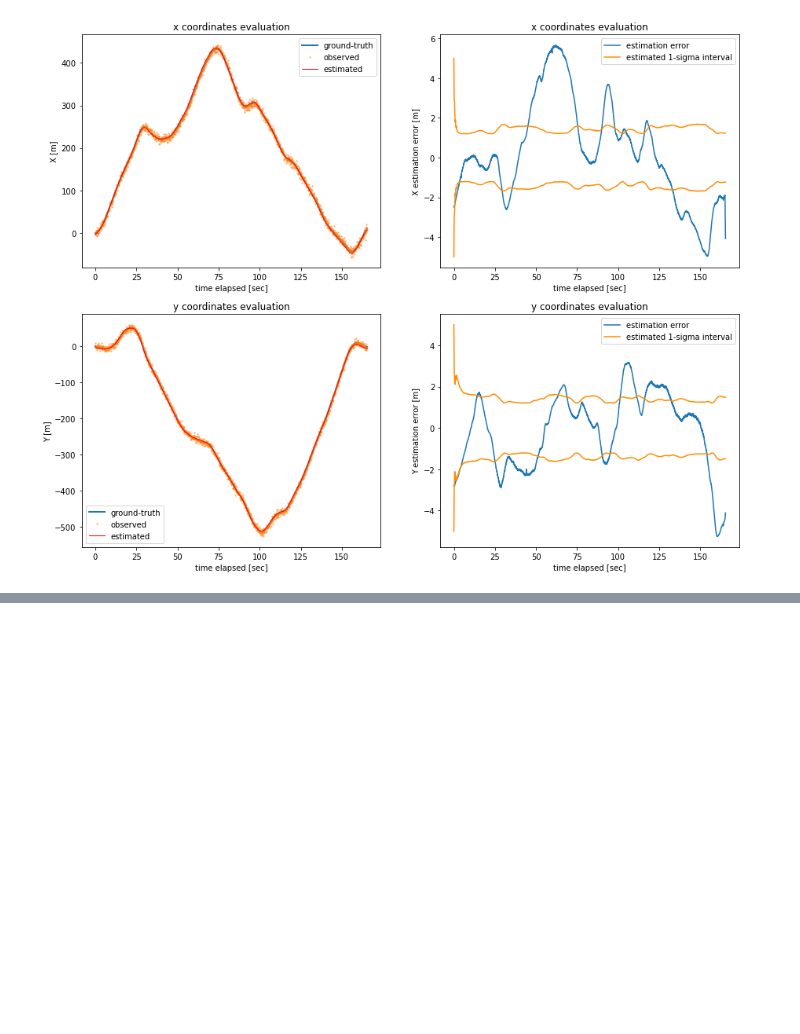
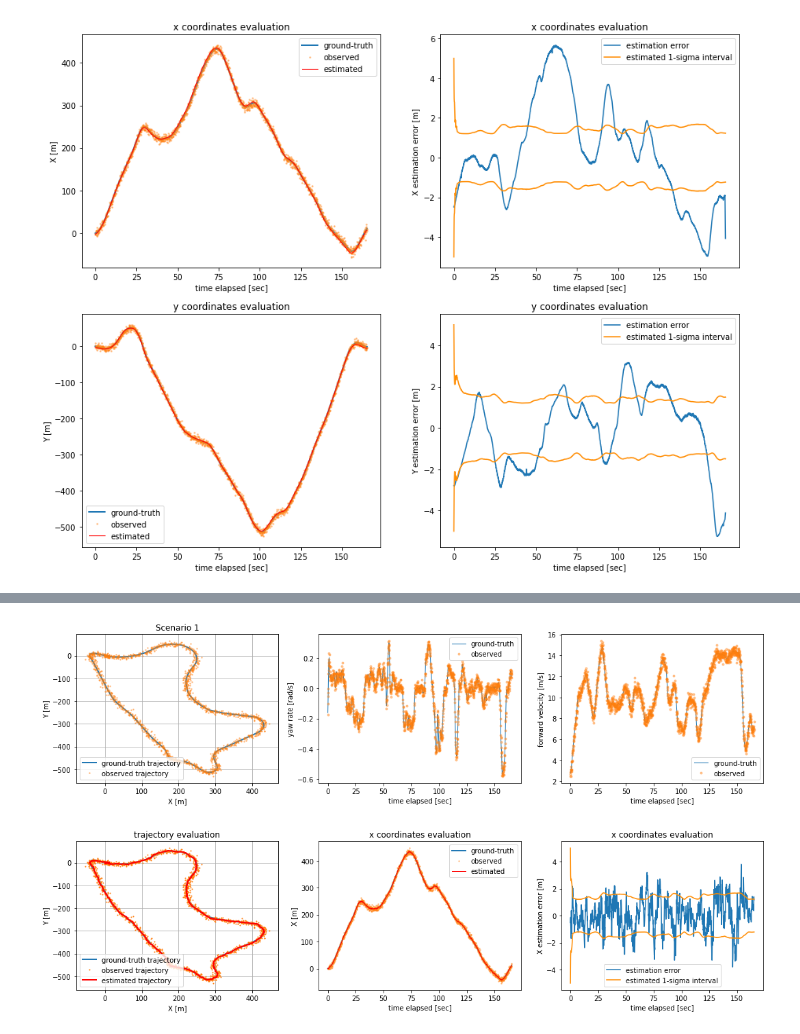
Before and after one commit to parkinkon1/kittiPub, a Jupyter notebook: Untitled.ipynb, the cells around one changed output, grey strips where cells are left out. Drawn from its saved outputs; the diff is of its cells as text; code cells hidden in the pictures; blank space fills up the shorter version.

```diff
--- a/Untitled.ipynb
+++ b/Untitled.ipynb
@@ -1145,0 +643,6 @@ if __name__ == '__main__':
+# %%
+s1_trajectory, s1_yaw_rates, s1_velocity = get_data_with_noise("Scenario 1", 5.0, 0.02, 0.3)
+s1_x, s1_y, _, s1_varx, s1_vary, _ = apply_kalman(s1_trajectory, s1_yaw_rates, s1_velocity, 5.0, 0.02, 0.3)
+# %% [output]
+[figure, added]
+[figure, added]
```
Also changed, not shown: parts of 85 cells of this notebook, 9 other files.
